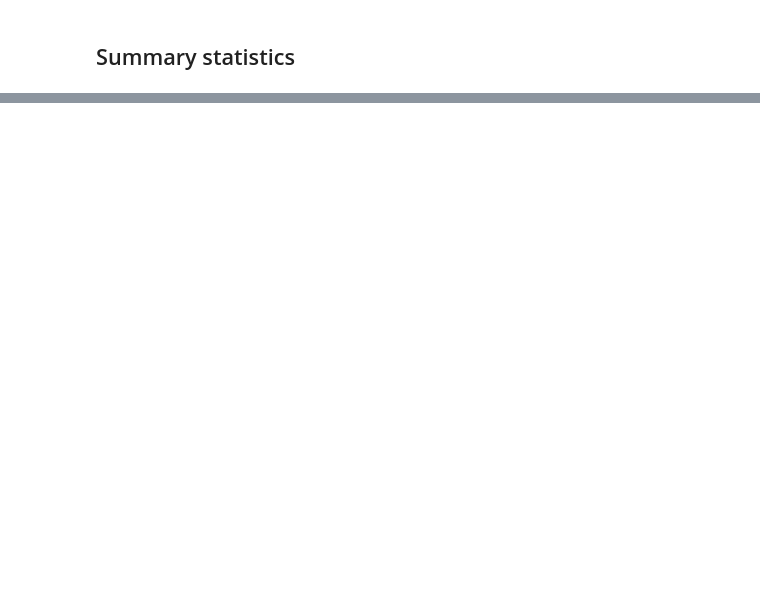
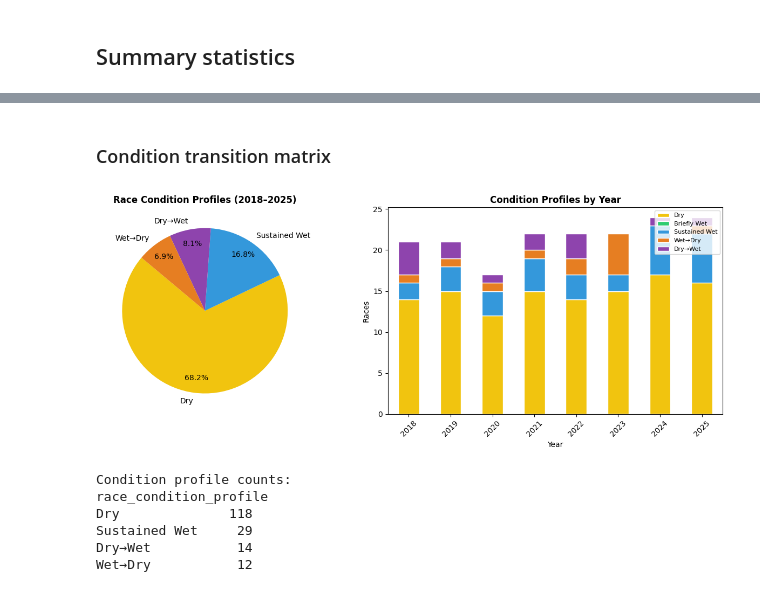
Before and after one commit to CodyRB24/mads-f1-analysis, a Jupyter notebook: notebooks/f1_weather.ipynb, the cells around one changed output, grey strips where cells are left out. Cells and saved outputs as stored; diff of their text form; code cells hidden in the pictures; blank space fills up the shorter version.

```diff
--- a/notebooks/f1_weather.ipynb
+++ b/notebooks/f1_weather.ipynb
@@ -261,0 +444,59 @@ Top 10 wettest races at start hour:
+# %% [markdown]
+### Condition transition matrix
+# %%
+# Categorise each race into 4 condition profiles
+def classify_condition(row):
+    if row["transition_dry_to_wet"]:
+        return "Dry→Wet"
+    if row["transition_wet_to_dry"]:
+        return "Wet→Dry"
+    if row["is_wet_sustained"]:
+        return "Sustained Wet"
+    if row["is_wet_start"] or row["track_wet_pre"]:
+        return "Briefly Wet"
+    return "Dry"
+
+raw["race_condition_profile"] = raw.apply(classify_condition, axis=1)
+
+profile_counts = raw["race_condition_profile"].value_counts()
+profile_colors = {
+    "Dry": yellow,
+    "Briefly Wet": green,
+    "Sustained Wet": blue,
+    "Wet→Dry": orange,
+    "Dry→Wet": purple,
+}
+colors_pie = [profile_colors.get(p, red) for p in profile_counts.index]
+
+fig, (ax1, ax2) = plt.subplots(1, 2, figsize=(13, 5))
+
+# Pie chart
+ax1.pie(profile_counts, labels=profile_counts.index, autopct="%1.1f%%",
+        colors=colors_pie, startangle=140, pctdistance=0.82)
+ax1.set_title("Race Condition Profiles (2018–2025)", fontsize=12, fontweight="bold")
+
+# Year breakdown
+profile_year = raw.groupby(["Year", "race_condition_profile"]).size().unstack(fill_value=0)
+profile_year = profile_year.reindex(columns=list(profile_colors.keys()), fill_value=0)
+profile_year.plot(kind="bar", ax=ax2, color=[profile_colors[c] for c in profile_year.columns],
+                  edgecolor="white", stacked=True)
+ax2.set_title("Condition Profiles by Year", fontsize=12, fontweight="bold")
+ax2.set_xlabel("Year")
+ax2.set_ylabel("Races")
+ax2.legend(loc="upper right", fontsize=8)
+ax2.tick_params(axis="x", rotation=45)
+
+plt.tight_layout()
+# plt.savefig("condition_profiles.png", dpi=150)
+plt.show()
+
+print("Condition profile counts:")
+print(profile_counts.to_string())
+# %% [output]
+[figure, added]
+Condition profile counts:
+race_condition_profile
+Dry              118
+Sustained Wet     29
+Dry→Wet           14
+Wet→Dry           12
```
Also changed, not shown: parts of 42 cells of this notebook, 1 other file.
